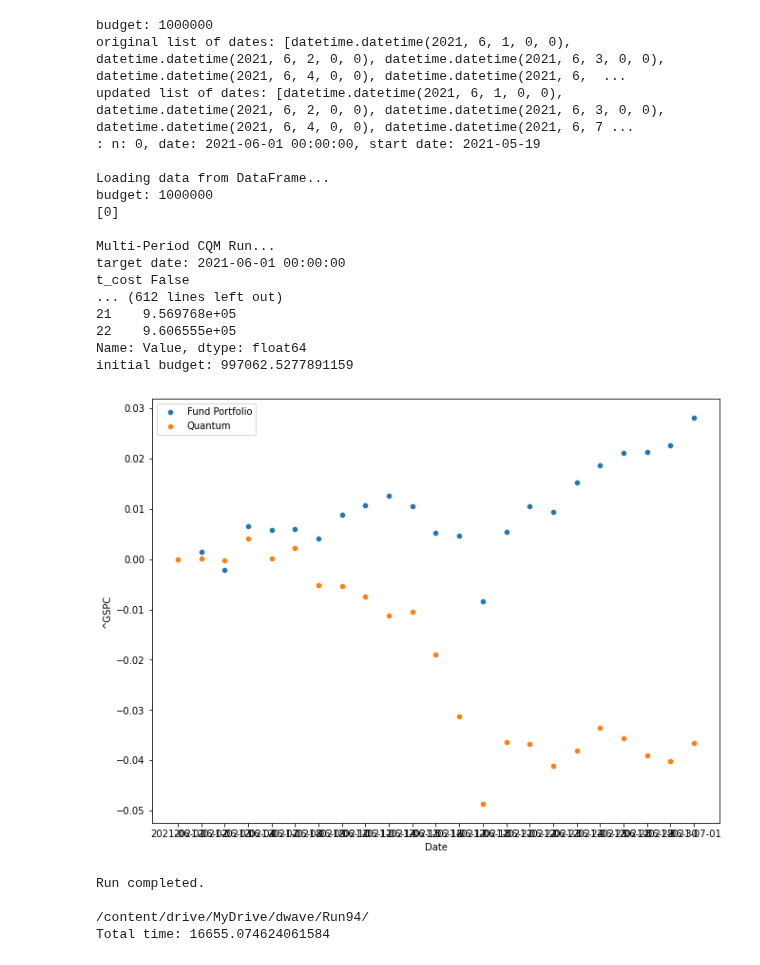
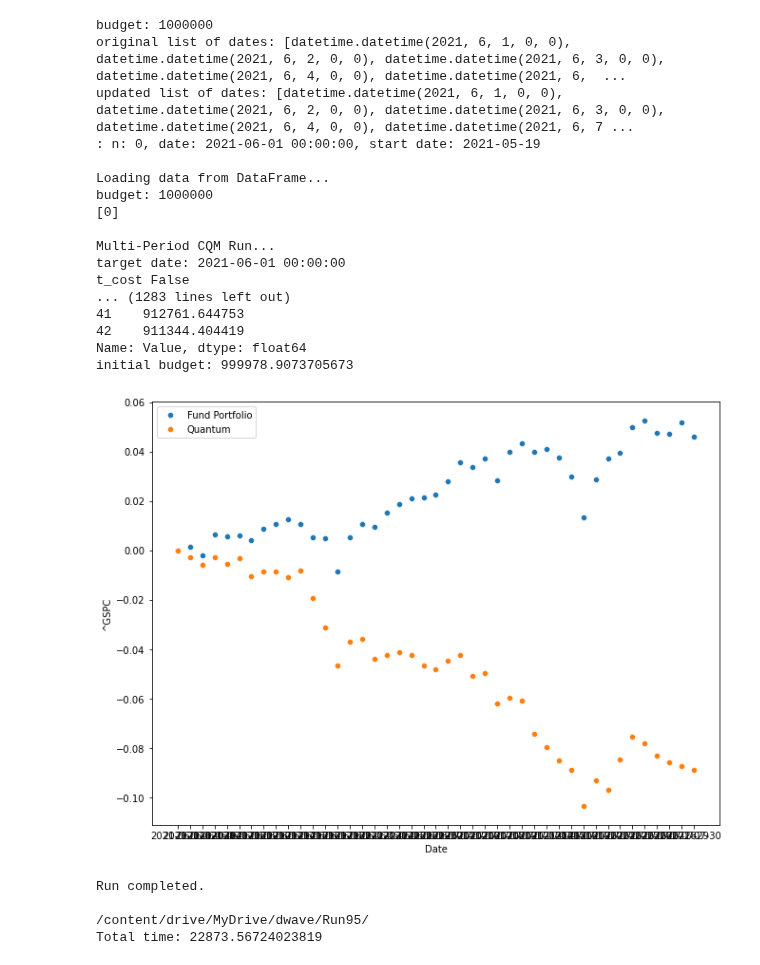
Before and after one commit to bvcmartins/dwaveDev, a Jupyter notebook: portfolioOptimization/solver.ipynb, the cells around one changed output. Cells and saved outputs as stored; diff of their text form; code cells hidden in the pictures.

```diff
--- a/portfolioOptimization/solver.ipynb
+++ b/portfolioOptimization/solver.ipynb
@@ -219,9 +219,9 @@ class SinglePeriod:
         self.daily_returns = self.df_all[list(self.stocks)].pct_change().loc[:target_date, :]
         #print(f'daily_returns')
         #display(self.daily_returns)
-        #self.avg_daily_returns = self.daily_returns.rolling(window=1).mean().dropna().iloc[0,:]
+        self.avg_daily_returns = self.daily_returns.rolling(window=1).mean().loc[target_date,:]
         #self.avg_daily_returns = self.df_all[list(self.stocks)].rolling(window=2).mean().dropna().iloc[0,:]
-        self.avg_daily_returns = self.daily_returns.mean()
+        #self.avg_daily_returns = self.daily_returns.mean()
         #self.avg_daily_returns = self.df_all[list(self.stocks)].mean()
         #print(f'avg_daily_returns')
         #display(self.avg_daily_returns)
@@ -686,11 +686,11 @@ if __name__ == '__main__':
         cred = conf.readline().strip()
     df_init = pd.read_pickle(pickle_file)
     cfg = {'stocks': None,
-           'dates': ["2021-06-01", "2021-07-01"],
+           'dates': ["2021-06-01", "2021-08-01"],
             'budget': 1000000,
             'bin_size': '',
             'gamma': '',
-            'alpha': 0.005,
+            'alpha': 0.05,
             'file_path': None,
             'baseline': '^GSPC',
             'max_risk': 0.0,
@@ -701,7 +701,7 @@ if __name__ == '__main__':
             'verbose': False,
             'num': 0,
             't_cost': 0.0,
-            'label': 'Run94',
+            'label': 'Run95',
             'init_holdings': df_init.set_index('a').to_dict()['b'],
             'window_size': 10,
             'calculation_type': 'daily',
@@ -725,22 +725,22 @@ reader final_date: 2021-07-01
 budget: 1000000
 original list of dates: [datetime.datetime(2021, 6, 1, 0, 0), datetime.datetime(2021, 6, 2, 0, 0), datetime.datetime(2021, 6, 3, 0, 0), datetime.datetime(2021, 6, 4, 0, 0), datetime.datetime(2021, 6,  ...
 updated list of dates: [datetime.datetime(2021, 6, 1, 0, 0), datetime.datetime(2021, 6, 2, 0, 0), datetime.datetime(2021, 6, 3, 0, 0), datetime.datetime(2021, 6, 4, 0, 0), datetime.datetime(2021, 6, 7 ...
 : n: 0, date: 2021-06-01 00:00:00, start date: 2021-05-19
 
 Loading data from DataFrame...
 budget: 1000000
 [0]
 
 Multi-Period CQM Run...
 target date: 2021-06-01 00:00:00
 t_cost False
-... (612 lines left out)
-21    9.569768e+05
-22    9.606555e+05
+... (1283 lines left out)
+41    912761.644753
+42    911344.404419
 Name: Value, dtype: float64
-initial budget: 997062.5277891159
+initial budget: 999978.9073705673
-[figure, old version]
+[figure, new version]
 Run completed.
 
-/content/drive/MyDrive/dwave/Run94/
-Total time: 16655.074624061584
+/content/drive/MyDrive/dwave/Run95/
+Total time: 22873.56724023819
```
Also changed, not shown: parts of 3 cells of this notebook.
